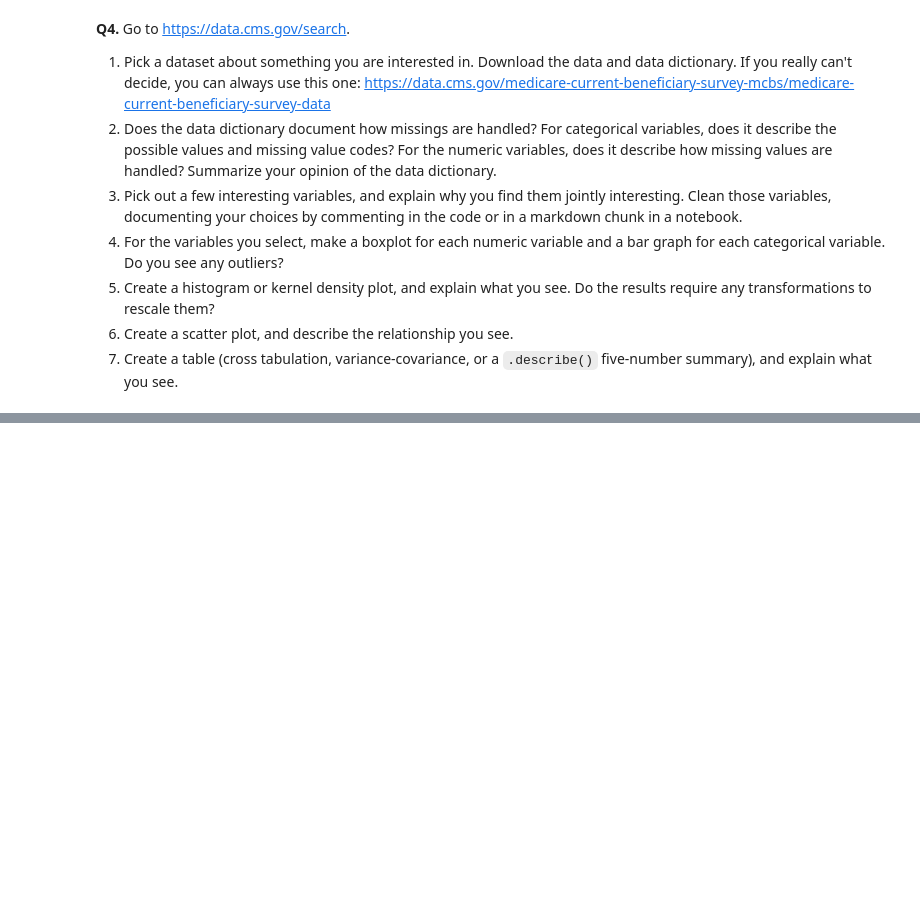
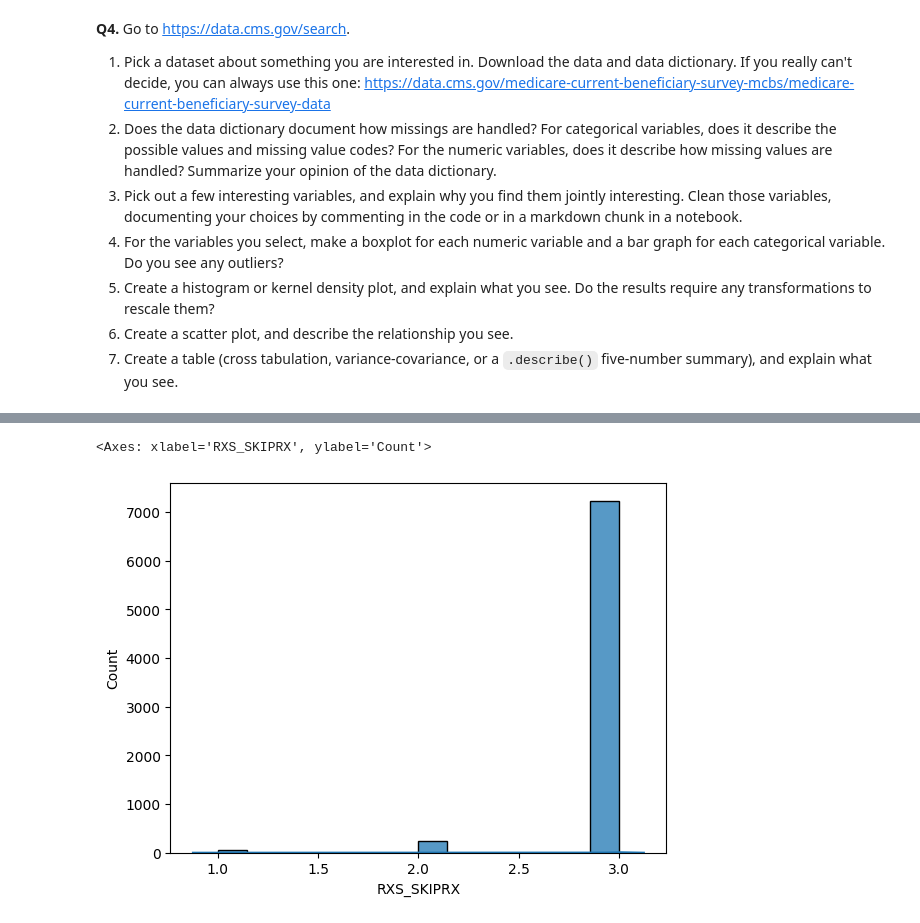
Before and after one commit to gffiveash/Visualization, a Jupyter notebook: assignment/assignment.ipynb, the cells around one changed output, grey strips where cells are left out. Drawn from its saved outputs; the diff is of its cells as text; code cells hidden in the pictures; blank space fills up the shorter version.

```diff
--- a/assignment/assignment.ipynb
+++ b/assignment/assignment.ipynb
@@ -310,0 +390,6 @@ UnicodeDecodeError: 'utf-8' codec can't decode byte 0xe1 in position 14: invalid
+# %%
+# Question 5: Create a histogram or kernel density plot, and explain what you see. Do the results require any transformations to rescale them?
+sns.histplot(df1['RXS_SKIPRX'])
+# %% [output]
+<Axes: xlabel='RXS_SKIPRX', ylabel='Count'>
+[figure, added]
```
Also changed, not shown: parts of 22 cells of this notebook.
